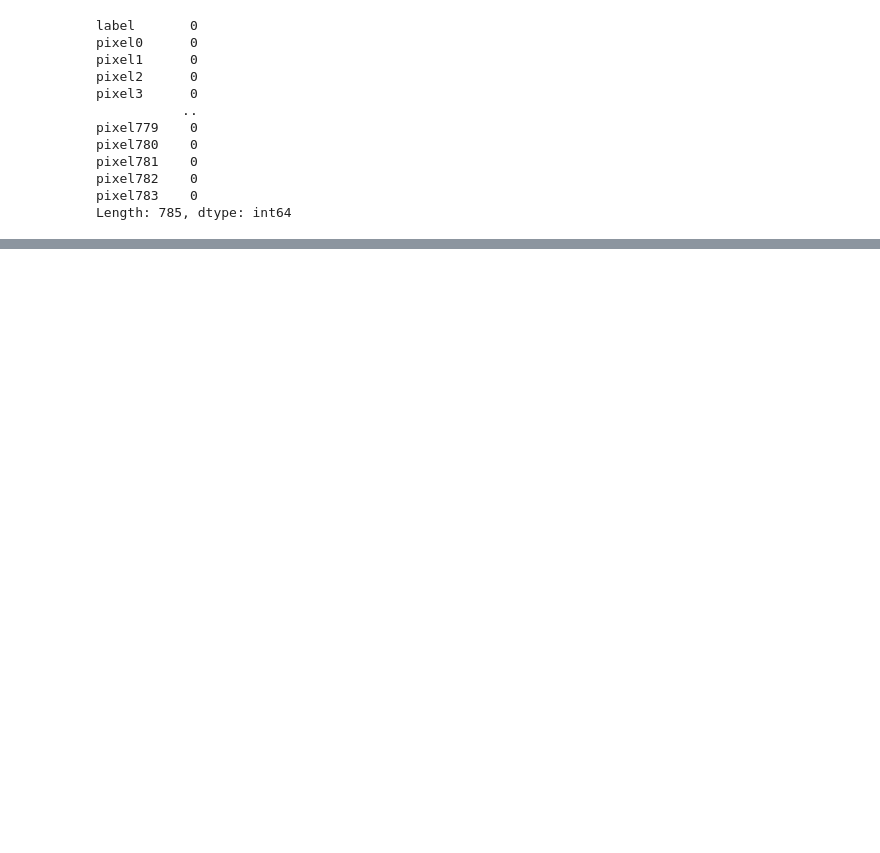
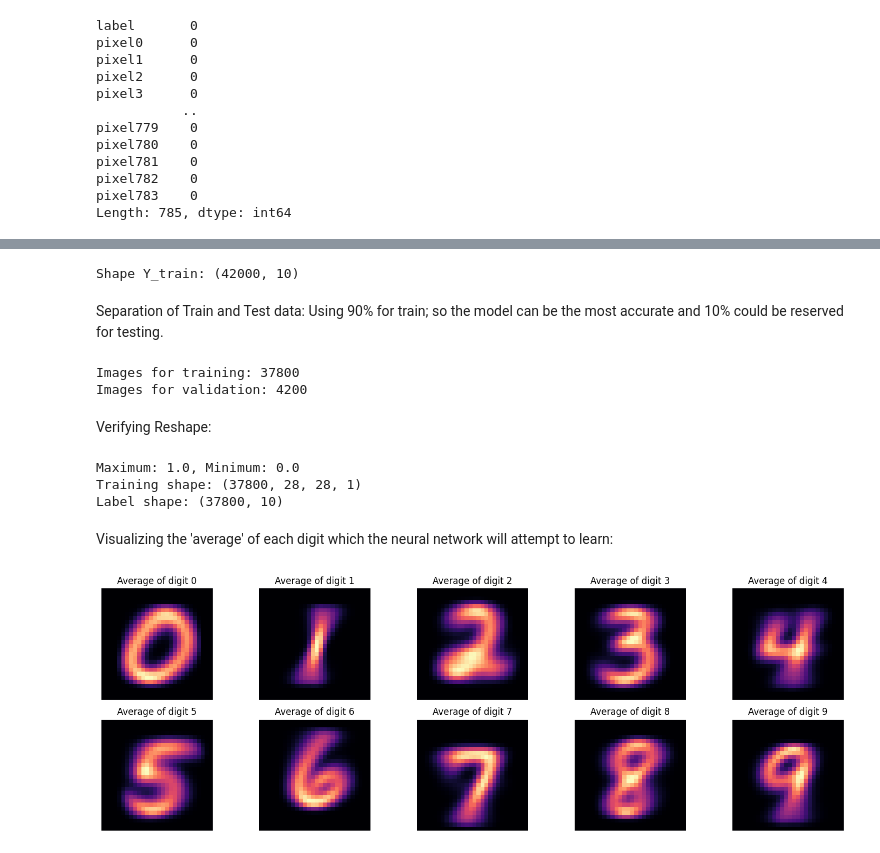
Before and after one commit to nogsposito/digit-recognizer, a Jupyter notebook: notebooks/01_eda.ipynb, the cells around one changed output, grey strips where cells are left out. Cells and saved outputs as stored; diff of their text form; code cells hidden in the pictures; blank space fills up the shorter version.

```diff
--- a/notebooks/01_eda.ipynb
+++ b/notebooks/01_eda.ipynb
@@ -61,0 +69,6 @@ plt.show()
+# %%
+X_train = X_train / 255.0
+test = test / 255.0
+
+print('Maximum values after normalization: ' + str(X_train.max().max()))
+print('Maximum values after normalization: ' + str(test.max().max()))
@@ -61,0 +80,6 @@ plt.show()
+# %%
+X_train = X_train.values.reshape(-1, 28, 28, 1)
+test = test.values.reshape(-1, 28, 28, 1)
+
+print('Shape X_train: ' + str(X_train.shape))
+print('Shape test: ' + str(test.shape))
@@ -61,0 +91,46 @@ plt.show()
+# %%
+from tensorflow.keras.utils import to_categorical
+
+Y_train = to_categorical(Y_train, num_classes = 10)
+
+print('Shape Y_train: ' + str(Y_train.shape))
+# %% [output]
+Shape Y_train: (42000, 10)
+# %% [markdown]
+Separation of Train and Test data: Using 90% for train; so the model can be the most accurate and 10% could be reserved for testing.
+# %%
+from sklearn.model_selection import train_test_split
+
+X_train, X_val, Y_train, Y_val = train_test_split(X_train, Y_train, test_size = 0.1, random_state = 42)
+
+print(f"Images for training: {len(X_train)}")
+print(f"Images for validation: {len(X_val)}")
+# %% [output]
+Images for training: 37800
+Images for validation: 4200
+# %% [markdown]
+Verifying Reshape:
+# %%
+print(f"Maximum: {X_train.max()}, Minimum: {X_train.min()}")
+
+print(f"Training shape: {X_train.shape}")
+print(f"Label shape: {Y_train.shape}")
+# %% [output]
+Maximum: 1.0, Minimum: 0.0
+Training shape: (37800, 28, 28, 1)
+Label shape: (37800, 10)
+# %% [markdown]
+Visualizing the 'average' of each digit which the neural network will attempt to learn:
+# %%
+plt.figure(figsize=(15,5))
+for i in range(10):
+    indexes = np.where(Y_train.argmax(axis = 1) == i)[0]
+    avg_img = X_train[indexes].mean(axis = 0).reshape(28,28)
+    plt.subplot(2, 5, i+1)
+    plt.imshow(avg_img, cmap = 'magma')
+    plt.title(f'Average of digit {i}')
+    plt.axis('off')
+plt.tight_layout()
+plt.show()
+# %% [output]
+[figure, added]
```
Also changed, not shown: parts of 23 cells of this notebook, 1 other file.
